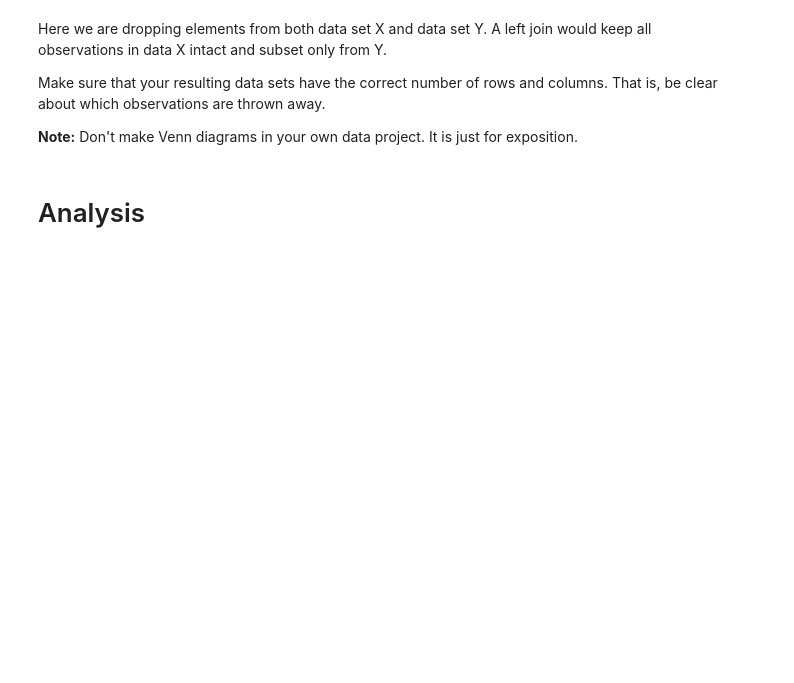
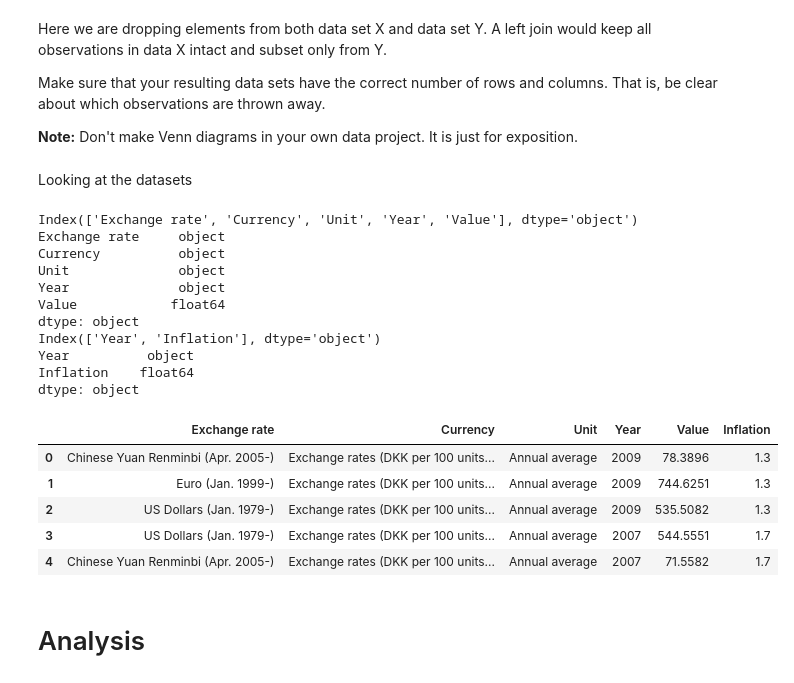
Before and after one commit to NumEconCopenhagen/projects-2024-sheng-og-anton, a Jupyter notebook: dataproject/dataproject.ipynb, the cells around one changed output. Cells and saved outputs as stored; diff of their text form; code cells hidden in the pictures; blank space fills up the shorter version.

```diff
--- a/dataproject/dataproject.ipynb
+++ b/dataproject/dataproject.ipynb
@@ -358,6 +344,40 @@ Here we are dropping elements from both data set X and data set Y. A left join w
 Make sure that your resulting data sets have the correct number of rows and columns. That is, be clear about which observations are thrown away.
 
 **Note:** Don't make Venn diagrams in your own data project. It is just for exposition.
+# %% [markdown]
+ Looking at the datasets
+# %%
+import pandas as pd
+
+# Check column names and data types
+print(va_api.columns)
+print(va_api.dtypes)
+print(CPI_df.columns)
+print(CPI_df.dtypes)
+
+# Assuming column names are case-sensitive and data types are compatible
+# Merge on 'Value' in va_api and 'Percent' in CPI_df
+outer = pd.merge(va_api, CPI_df, on= 'Year', how='outer')
+
+outer.head(5)
+# %% [output]
+Index(['Exchange rate', 'Currency', 'Unit', 'Year', 'Value'], dtype='object')
+Exchange rate     object
+Currency          object
+Unit              object
+Year              object
+Value            float64
+dtype: object
+Index(['Year', 'Inflation'], dtype='object')
+Year          object
+Inflation    float64
+dtype: object
+|  | Exchange rate | Currency | Unit | Year | Value | Inflation |
+| 0 | Chinese Yuan Renminbi (Apr. 2005-) | Exchange rates (DKK per 100 units... | Annual average | 2009 | 78.3896 | 1.3 |
+| 1 | Euro (Jan. 1999-) | Exchange rates (DKK per 100 units... | Annual average | 2009 | 744.6251 | 1.3 |
+| 2 | US Dollars (Jan. 1979-) | Exchange rates (DKK per 100 units... | Annual average | 2009 | 535.5082 | 1.3 |
+| 3 | US Dollars (Jan. 1979-) | Exchange rates (DKK per 100 units... | Annual average | 2007 | 544.5551 | 1.7 |
+| 4 | Chinese Yuan Renminbi (Apr. 2005-) | Exchange rates (DKK per 100 units... | Annual average | 2007 | 71.5582 | 1.7 |
 # %% [markdown]
 # Analysis
 # %% [markdown]
```
Also changed, not shown: parts of 5 cells of this notebook.
